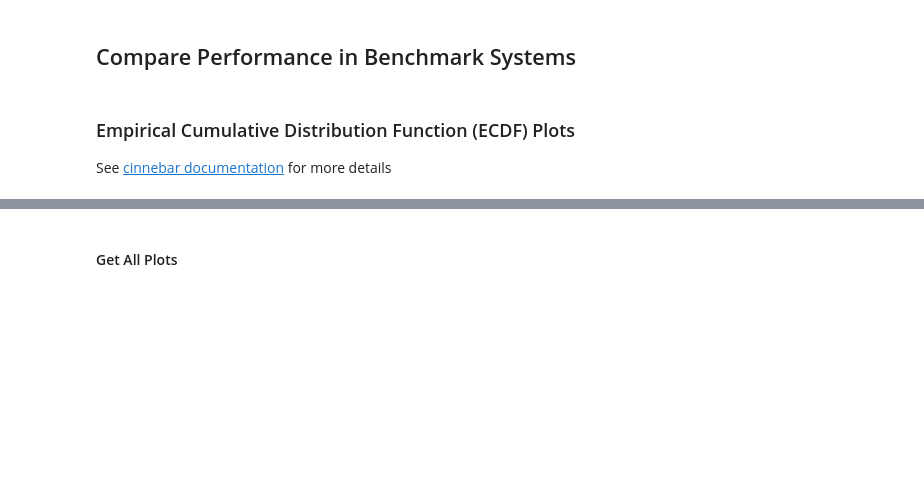
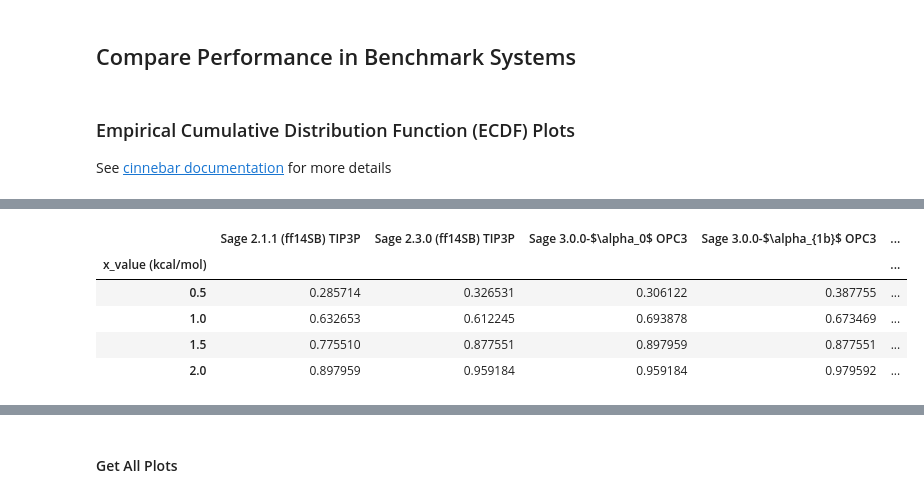
Before and after one commit to OpenFreeEnergy/openfe-benchmarks, a Jupyter notebook: examples/5_multicomparison_plots.ipynb, the cells around one changed output, grey strips where cells are left out. Saved outputs shown, nothing was run; the diff lists cells and outputs as text; code cells hidden in the pictures; blank space fills up the shorter version.

```diff
--- a/examples/5_multicomparison_plots.ipynb
+++ b/examples/5_multicomparison_plots.ipynb
@@ -103,0 +199,11 @@ fig = plotting.ecdf_plot_DDGs(
+# %%
+x_values = [0.5, 1.0, 1.5, 2.0]
+df_intercept = get_ecdf_intercepts(combined_femap, x_values)
+df_intercept
+# %% [output]
+|  | Sage 2.1.1 (ff14SB) TIP3P | Sage 2.3.0 (ff14SB) TIP3P | Sage 3.0.0-$\alpha_0$ OPC3 | Sage 3.0.0-$\alpha_{1b}$ OPC3 | ... |
+| x_value (kcal/mol) |  |  |  |  | ... |
+| 0.5 | 0.285714 | 0.326531 | 0.306122 | 0.387755 | ... |
+| 1.0 | 0.632653 | 0.612245 | 0.693878 | 0.673469 | ... |
+| 1.5 | 0.775510 | 0.877551 | 0.897959 | 0.877551 | ... |
+| 2.0 | 0.897959 | 0.959184 | 0.959184 | 0.979592 | ... |
```
Also changed, not shown: parts of 15 cells of this notebook.
